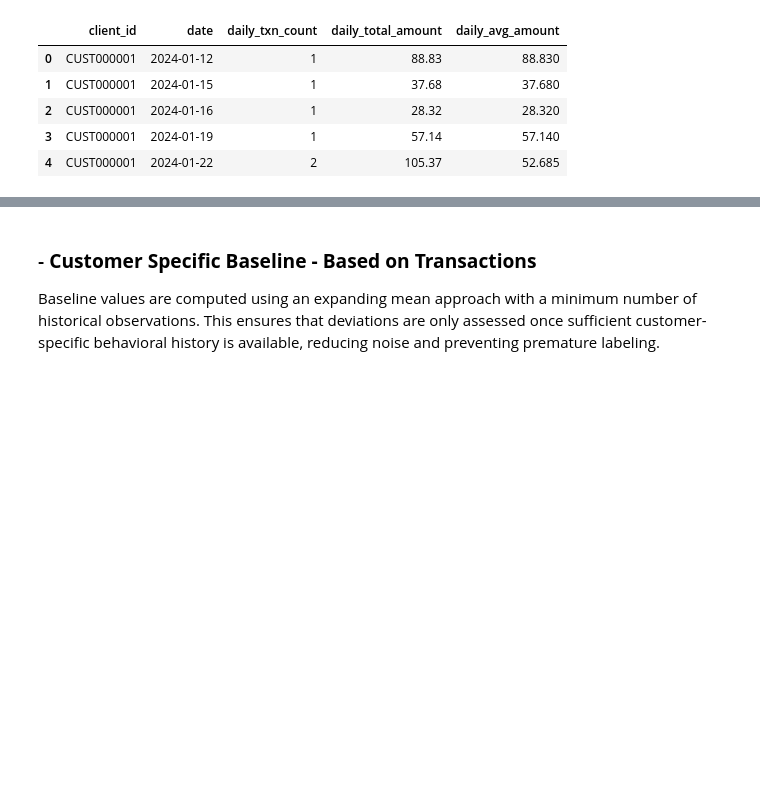
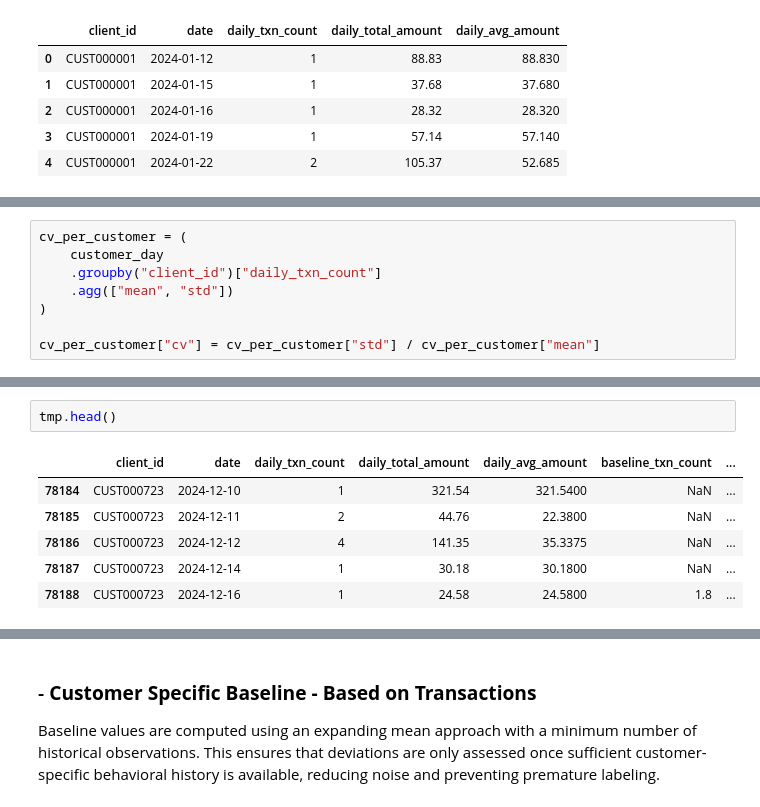
Before and after one commit to dphir/thesis-sdg, a Jupyter notebook: simulation_update.ipynb, the cells around one changed output, grey strips where cells are left out. Drawn from its saved outputs; the diff is of its cells as text; blank space fills up the shorter version.

```diff
--- a/simulation_update.ipynb
+++ b/simulation_update.ipynb
@@ -1686,0 +1722,8 @@ customer_day.head()
+# %%
+cv_per_customer = (
+    customer_day
+    .groupby("client_id")["daily_txn_count"]
+    .agg(["mean", "std"])
+)
+
+cv_per_customer["cv"] = cv_per_customer["std"] / cv_per_customer["mean"]
@@ -1686,0 +1791,9 @@ customer_day.head()
+# %%
+tmp.head()
+# %% [output]
+|  | client_id | date | daily_txn_count | daily_total_amount | daily_avg_amount | baseline_txn_count | ... |
+| 78184 | CUST000723 | 2024-12-10 | 1 | 321.54 | 321.5400 | NaN | ... |
+| 78185 | CUST000723 | 2024-12-11 | 2 | 44.76 | 22.3800 | NaN | ... |
+| 78186 | CUST000723 | 2024-12-12 | 4 | 141.35 | 35.3375 | NaN | ... |
+| 78187 | CUST000723 | 2024-12-14 | 1 | 30.18 | 30.1800 | NaN | ... |
+| 78188 | CUST000723 | 2024-12-16 | 1 | 24.58 | 24.5800 | 1.8 | ... |
```
Also changed, not shown: parts of 28 cells of this notebook.
